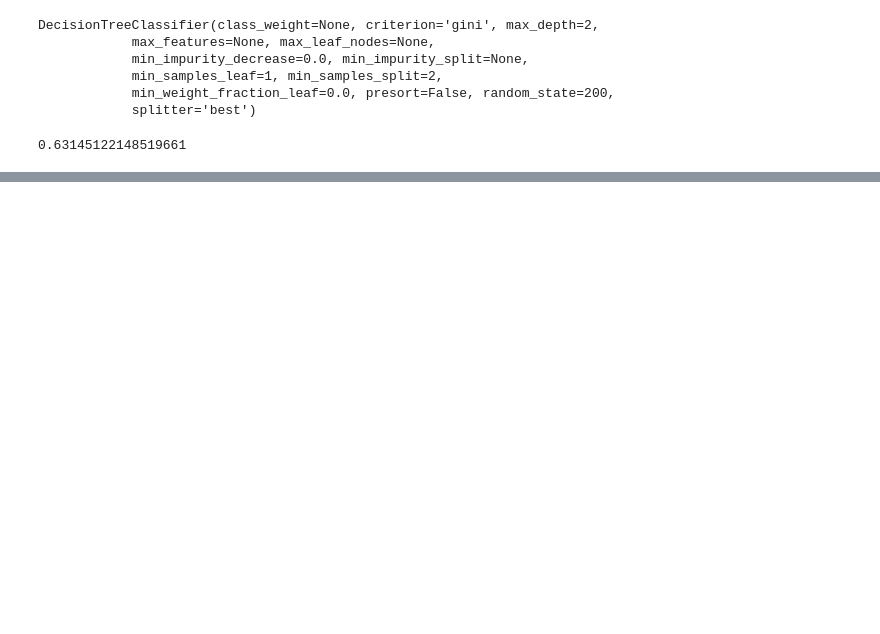
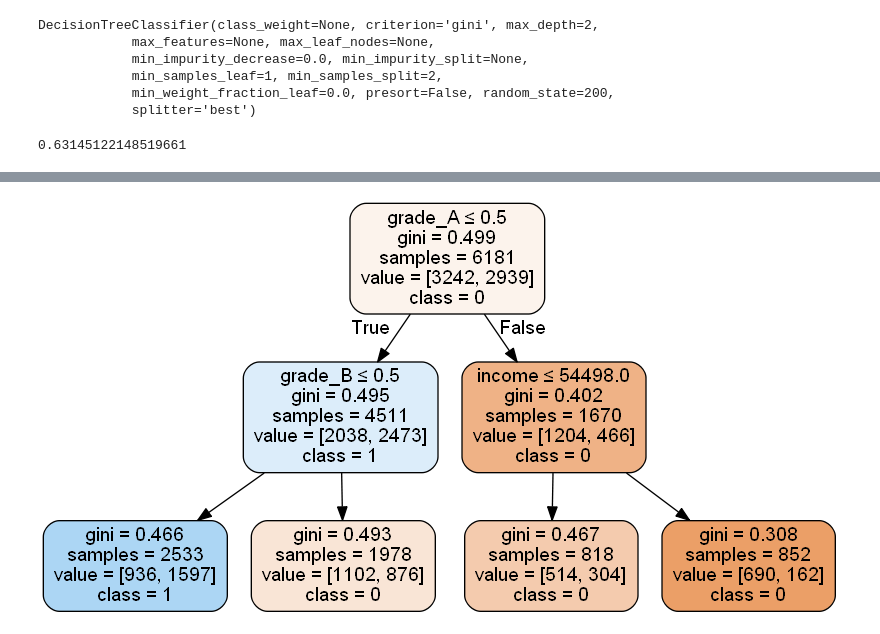
Before and after one commit to Gunnvant/PythonForModellers, a Jupyter notebook: Codes/dt_classifier.ipynb, the cells around one changed output, grey strips where cells are left out. Cells and saved outputs as stored; diff of their text form; code cells hidden in the pictures; blank space fills up the shorter version.

```diff
--- a/Codes/dt_classifier.ipynb
+++ b/Codes/dt_classifier.ipynb
@@ -119,3 +119,5 @@ DecisionTreeClassifier(class_weight=None, criterion='gini', max_depth=2,
 mod.best_score_
 # %% [output]
 0.63145122148519661
+# %%
+mod_f=tree.DecisionTreeClassifier(max_depth=2).fit(X_train,y_train)
@@ -121,0 +142,12 @@ mod.best_score_
+# %%
+dot_data = tree.export_graphviz(mod_f, out_file=None,
+                         feature_names=X.columns,
+                         class_names=["0","1"],
+                         filled=True, rounded=True,
+                         special_characters=True,proportion=False)
+# %%
+graph = pydotplus.graph_from_dot_data(dot_data)
+# %%
+Image(graph.create_png())
+# %% [output]
+[figure, added]
```
Also changed, not shown: parts of 3 cells of this notebook, 6 other files.
